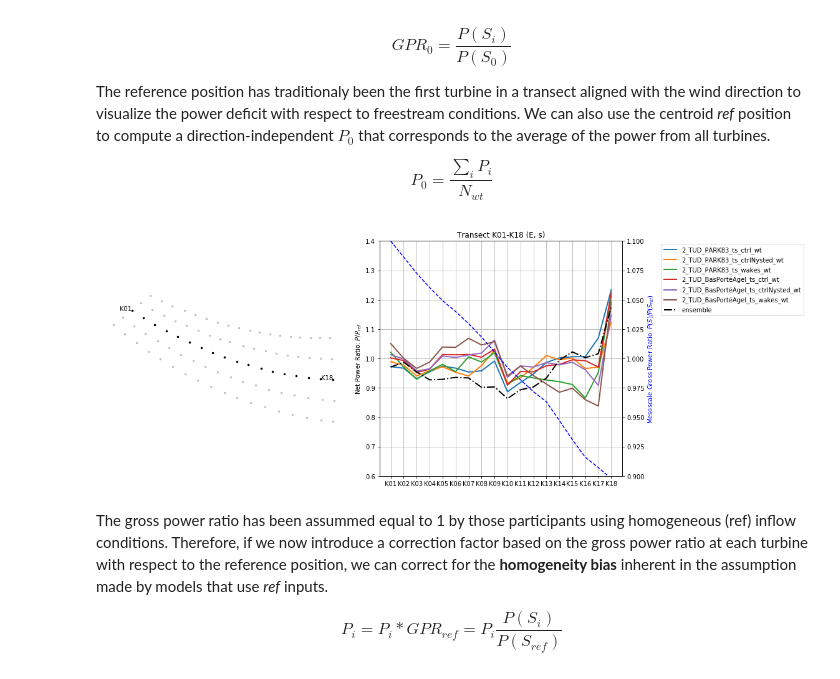
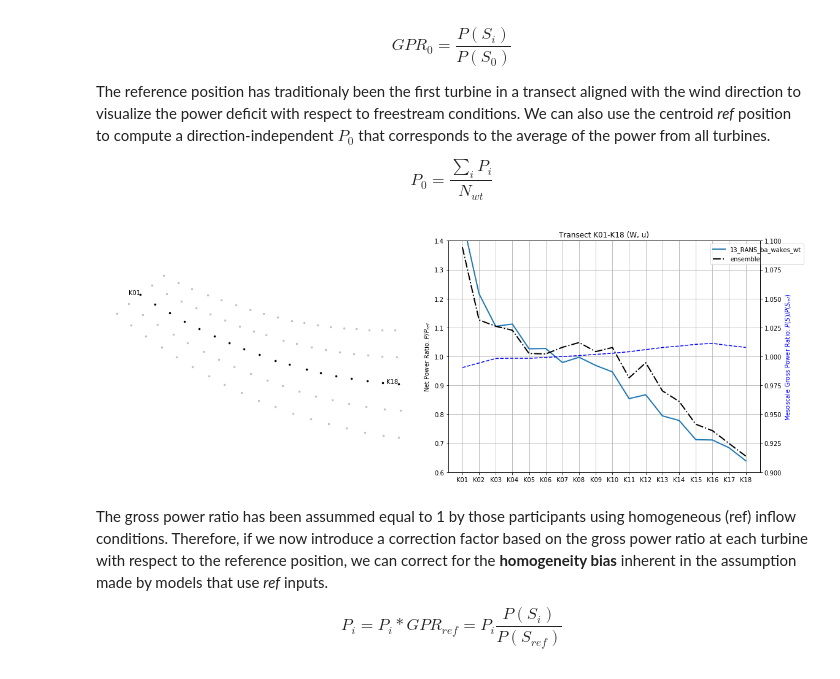
Before and after one commit to CENER-EPR/OWAbench, a Jupyter notebook: Rodsand2/Rodsand2_ArrayEfficiency.ipynb, the cells around one changed output. Cells and saved outputs as stored; diff of their text form; code cells hidden in the pictures.

```diff
--- a/Rodsand2/Rodsand2_ArrayEfficiency.ipynb
+++ b/Rodsand2/Rodsand2_ArrayEfficiency.ipynb
@@ -31,7 +31,7 @@ IPython.OutputArea.prototype._should_scroll = function(lines) {
 # %% [markdown]
 ## Participants
 # %%
-n_sim = 31 # number of submited simulations + 1 (ensemble)
+n_sim = 33 # number of submited simulations + 1 (ensemble)
 sims = pd.DataFrame(columns = ['ID','Ensemble','Participant','Model Name', 'Model Type','Approach','Input','Remarks','Label'],
                    index = np.arange(0,n_sim,1))
 sims.loc[0]  = ['rod00a'  ,0,'CENER'    ,'FLORIS'     ,'Porté-Agel'         ,'ts','wakes,ref','Neutral'         ,'0_CENER_PortéAgelNeutral_ts_wakes_ref']
@@ -51,20 +51,22 @@ sims.loc[13] = ['rod05c'  ,1,'EMD'      ,'WindPro'    ,'PARK2'              ,'ts
 sims.loc[14] = ['rod05d'  ,1,'EMD'      ,'WindPro'    ,'PARK2'              ,'ts','wakes,wt' ,'Stability-based' ,'5_EMD_PARK2stab_ts_wakes_wt']
 sims.loc[15] = ['rod07b'  ,0,'IFPEN'    ,'FarmShadow' ,'Ishihara&Qian'      ,'ts','wakes,ref',' '               ,'7_IFPEN_IsiQian_ts_wakes_ref']
 sims.loc[16] = ['rod07c'  ,0,'IFPEN'    ,'FarmShadow' ,'Gaussian-Bast&Qian' ,'ts','wakes,ref',' '               ,'7_IFPEN_GaussQian_ts_wakes_ref']
-sims.loc[17] = ['rod08a'  ,0,'Anonymous','WindPro'    ,'PARK2'              ,'ts','wakes,wt' ,'Cw = 0.8TI'      ,'8_PARK2_08TI_ts_wakes_wt']
-sims.loc[18] = ['rod08b'  ,0,'Anonymous','WindPro'    ,'PARK'               ,'ts','wakes,wt' ,'Cw = 0.67TI'     ,'8_PARK_067TI_ts_wakes_wt']
-sims.loc[19] = ['rod08c'  ,0,'Anonymous','WindPro'    ,'PARK'               ,'ts','wakes,wt' ,'Cw = 0.038'      ,'8_PARK_038_ts_wakes_wt']
+sims.loc[17] = ['rod08a'  ,1,'Anonymous','WindPro'    ,'PARK2'              ,'ts','wakes,wt' ,'Cw = 0.8TI'      ,'8_PARK2_08TI_ts_wakes_wt']
+sims.loc[18] = ['rod08b'  ,1,'Anonymous','WindPro'    ,'PARK'               ,'ts','wakes,wt' ,'Cw = 0.67TI'     ,'8_PARK_067TI_ts_wakes_wt']
+sims.loc[19] = ['rod08c'  ,1,'Anonymous','WindPro'    ,'PARK'               ,'ts','wakes,wt' ,'Cw = 0.038'      ,'8_PARK_038_ts_wakes_wt']
 sims.loc[20] = ['rod08d'  ,0,'Anonymous','WindPro'    ,'PARK2'              ,'ts','ctrl,wt'  ,'Cw = 0.8TI, Nysted added','8_PARK2_08TI_ts_ctrlNysted_wt']
 sims.loc[21] = ['rod08e'  ,0,'Anonymous','WindPro'    ,'PARK'               ,'ts','ctrl,wt'  ,'Cw = 0.67TI, Nysted added','8_PARK_067TI_ts_ctrlNysted_wt']
 sims.loc[22] = ['rod08f'  ,0,'Anonymous','WindPro'    ,'PARK'               ,'ts','ctrl,wt'  ,'Cw = 0.038, Nysted added','8_PARK_038_ts_ctrlNysted_wt']
-sims.loc[23] = ['rod12a'  ,0,'Anonymous','Anonymous'  ,'Anonymous'          ,'ba','ctrl,ref' ,'Neutral 01'      ,'12_Neutral01_ba_ctrl_ref']
-sims.loc[24] = ['rod12b'  ,0,'Anonymous','Anonymous'  ,'Anonymous'          ,'ba','wakes,ref','Neutral 01'      ,'12_Neutral01_ba_wakes_ref']
-sims.loc[25] = ['rod12c'  ,0,'Anonymous','Anonymous'  ,'Anonymous'          ,'ba','ctrl,ref' ,'Stability 04'    ,'12_Stability04_ba_ctrl_ref']
-sims.loc[26] = ['rod12d'  ,0,'Anonymous','Anonymous'  ,'Anonymous'          ,'ba','wakes,ref','Stability 04'    ,'12_Stability04_ba_wakes_ref']
-sims.loc[27] = ['rod12e'  ,0,'Anonymous','Anonymous'  ,'Anonymous'          ,'ba','ctrl,ref' ,'Stability 06'    ,'12_Stability06_ba_ctrl_ref']
-sims.loc[28] = ['rod12f'  ,0,'Anonymous','Anonymous'  ,'Anonymous'          ,'ba','wakes,ref','Stability 06'    ,'12_Stability06_ba_wakes_ref']
-sims.loc[29] = ['rod13'   ,0,'Anonymous','Anonymous'  ,'RANS'               ,'ba','wakes,wt',''                 ,'13_RANS_ba_wakes_wt']
-sims.loc[30] = ['ensemble',0,' '        ,' '          ,' '                  ,'ba','wakes,ref',' '               ,'ensemble']
+sims.loc[23] = ['rod12a'  ,0,'Anonymous','Anonymous'  ,'Anonymous'          ,'ba','ctrl,ref' ,'Neutral 01 Nysted added','12_Neutral01_ba_ctrlNysted_ref']
+sims.loc[24] = ['rod12b'  ,0,'Anonymous','Anonymous'  ,'Anonymous'          ,'ba','ctrl,ref' ,'Neutral 02 Nysted added','12_Neutral02_ba_ctrlNysted_ref']
+sims.loc[25] = ['rod12c'  ,0,'Anonymous','Anonymous'  ,'Anonymous'          ,'ba','ctrl,ref' ,'Stability 04 Nysted added','12_Stability04_ba_ctrlNysted_ref']
+sims.loc[26] = ['rod12d'  ,0,'Anonymous','Anonymous'  ,'Anonymous'          ,'ba','ctrl,ref' ,'Stability 06 Nysted added','12_Stability06_ba_ctrlNysted_ref']
+sims.loc[27] = ['rod12e'  ,0,'Anonymous','Anonymous'  ,'Anonymous'          ,'ba','wakes,ref','Neutral 01'    ,'12_Neutral01_ba_wakes_ref']
+sims.loc[28] = ['rod12f'  ,0,'Anonymous','Anonymous'  ,'Anonymous'          ,'ba','wakes,ref','Neutral 02'    ,'12_Neutral02_ba_wakes_ref']
+sims.loc[29] = ['rod12g'  ,0,'Anonymous','Anonymous'  ,'Anonymous'          ,'ba','wakes,ref' ,'Stability 04','12_Stability04_ba_wakes_ref']
+sims.loc[30] = ['rod12h'  ,0,'Anonymous','Anonymous'  ,'Anonymous'          ,'ba','wakes,ref' ,'Stability 06','12_Stability06_ba_wakes_ref']
+sims.loc[31] = ['rod13'   ,0,'Anonymous','Anonymous'  ,'RANS'               ,'ba','wakes,wt',''                 ,'13_RANS_ba_wakes_wt']
+sims.loc[32] = ['ensemble',0,' '        ,' '          ,' '                  ,'ba','wakes,ref',' '               ,'ensemble']
 ensemble = sims.index[sims['Ensemble'] == 1].tolist()
 sims.style.set_properties(**{'text-align': 'center'})
 # %% [output]
@@ -359,13 +361,15 @@ for isim in range(n_sim):
 #plotresults = ensemble.copy()                           # simulations participating in the ensemble
 #plotresults.append(n_sim-1)                               # add the ensemble
 
-plotresults = [0,1,2,3,4,5,6,7,8,9,10,11,12,13,14,15,16,17,18,19,20,21,22,23,24,25,26,27,28,29,30] # for cherry peaking
-plotresults = [5,6,7,8,9,10,30] # for cherry peaking
+plotresults = [0,1,2,3,4,5,6,7,8,9,10,11,12,13,14,15,16,17,18,19,20,21,22,23,24,25,26,27,28,29,30,31,32] # for cherry peaking
+#plotresults = [23,24,25,26,27,28,29,30,31,32] # for cherry peaking
+plotresults = [31,32] # for cherry peaking
 
 # use 'Label', 'ID' (anonymous) or any other column in the participants table to tag the simulations in the plots
 tags = 'Label'
 plotresultsname = [sims[tags][x] for x in plotresults]
 
-highlight = ['rod00b','rod01a','rod02b','rod02c','rod05b','rod07a','rod12b','rod13']          # Highlight results in spagetti plots
+highlight = ['rod00a','rod00b','rod00c','rod01b','rod02b','rod05b','rod07c','rod08a','rod13']          # Highlight results in spagetti plots
 #highlight = ['rod00a','rod00b','rod07a','rod07b','rod07c','rod09a']          # Highlight results in spagetti plots
-highlight = ['rod02a','rod02b','rod02c','rod02d','rod02e','rod02f']          # Highlight results in spagetti plots
+highlight = ['rod13']          # Highlight results in spagetti plots
+#highlight = ['rod12a','rod12b','rod12c','rod12d','rod12e','rod12f','rod12g','rod12h']          # Highlight results in spagetti plots
@@ -499,26 +518,26 @@ The reference position has traditionaly been the first turbine in a transect ali
 
 $$ P_0 = \frac{\sum_{i}P_i}{N_{wt}} $$
 # %%
-WDbin = 'E'
-zLbin = 's'
+WDbin = 'W'
+zLbin = 'u'
 
 # K transect
 wt_list = ['K'+"{:0>2d}".format(1+i) for i in range(18)] #from K01 to K18
 
 # Plot net power ratio
 data =   sim_P.loc[:,:,WDbin,zLbin].to_pandas()
 val_data = bench_P.loc[:,WDbin,zLbin].to_pandas()
 meso_data = meso_P.loc[:,WDbin,zLbin].to_pandas()
 
 ylim1 = [0.6,1.4]
 ylim2 = [0.9,1.1]
 figsize = (16,6)
 wtref = 'ref'    # reference position to compute P0
 
 plot_transect(data.iloc[plotresults],val_data,meso_data,wt_list,turbines,Drot,
               plotresultsname,WDbin,zLbin,highlight,ylim1,ylim2,figsize,wtref);
 # %% [output]
-[figure, old version]
+[figure, new version]
 # %% [markdown]
 The gross power ratio has been assummed equal to 1 by those participants using homogeneous (ref) inflow conditions. Therefore, if we now introduce a correction factor based on the gross power ratio at each turbine with respect to the reference position, we can correct for the **homogeneity bias** inherent in the assumption made by models that use *ref* inputs.
 
```
Also changed, not shown: parts of 12 cells of this notebook, 6 other files.
